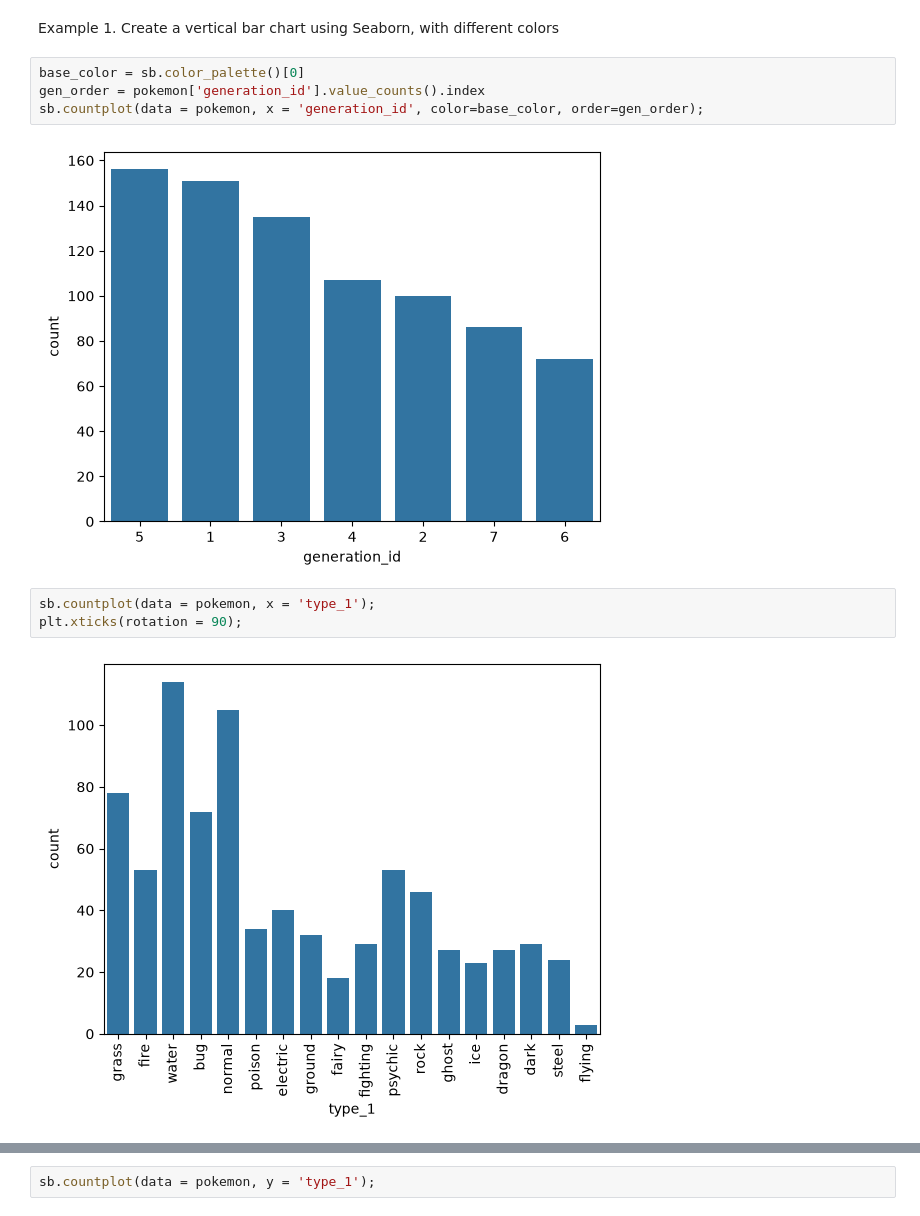
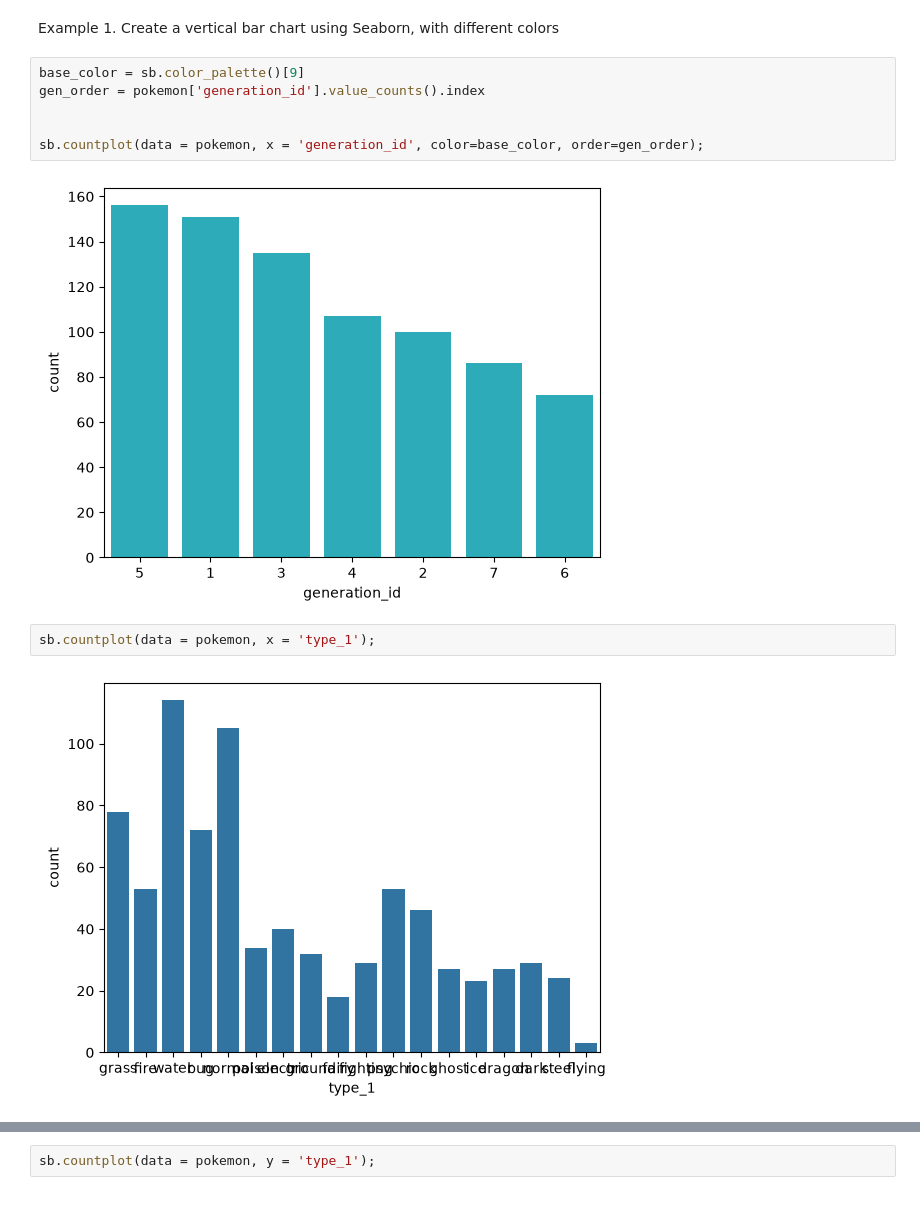
Before and after one commit to jjacque1/Learning-Numpy-in-JupyterNotebooks, a Jupyter notebook: bar_chart.ipynb, the cells around one changed output, grey strips where cells are left out. Saved outputs shown, nothing was run; the diff lists cells and outputs as text.

Commit message:
relative frequency bar chart activity in progress

```diff
--- a/bar_chart.ipynb
+++ b/bar_chart.ipynb
@@ -39,13 +39,14 @@ A basic bar chart of frequencies can be created through the use of seaborn's cou
 # %% [markdown]
 Example 1. Create a vertical bar chart using Seaborn, with different colors
 # %%
-base_color = sb.color_palette()[0]
+base_color = sb.color_palette()[9]
 gen_order = pokemon['generation_id'].value_counts().index
+
+
 sb.countplot(data = pokemon, x = 'generation_id', color=base_color, order=gen_order);
 # %% [output]
-[figure, old version]
+[figure, new version]
 # %%
 sb.countplot(data = pokemon, x = 'type_1');
-plt.xticks(rotation = 90);
 # %% [output]
-[figure, old version]
+[figure, new version]
```
Also changed, not shown: parts of 27 cells of this notebook.
